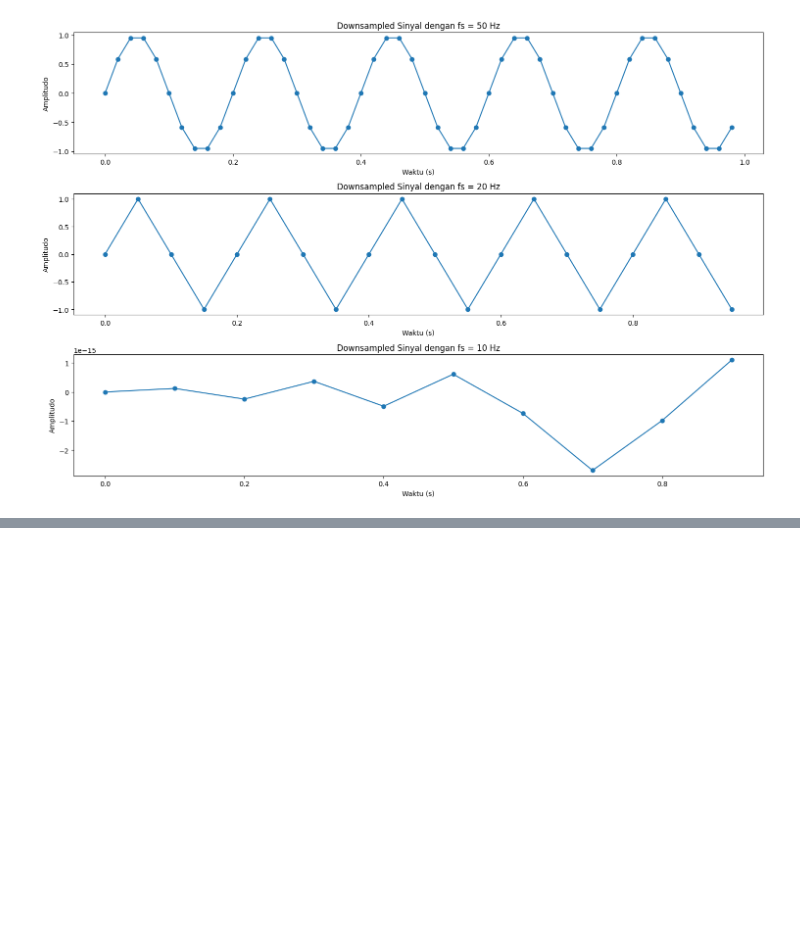
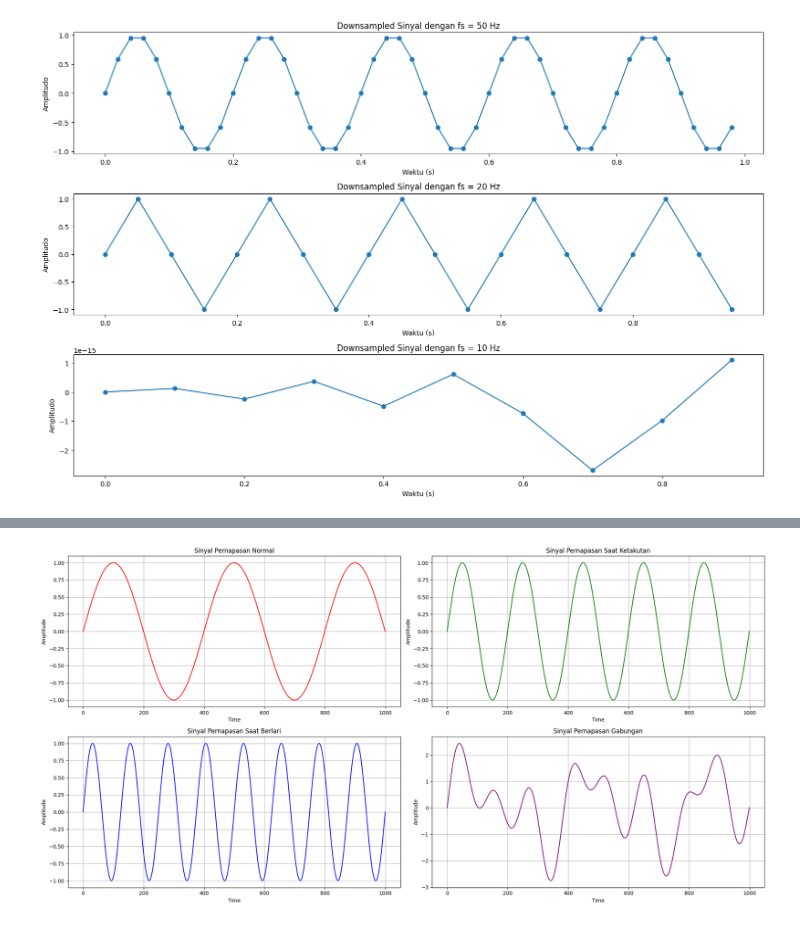
Before and after one commit to heniturnip/DSP, a Jupyter notebook: Hand-on/Hand_On_1.ipynb, the cells around one changed output, grey strips where cells are left out. Saved outputs shown, nothing was run; the diff lists cells and outputs as text; code cells hidden in the pictures; blank space fills up the shorter version.

```diff
--- a/Hand-on/Hand_On_1.ipynb
+++ b/Hand-on/Hand_On_1.ipynb
@@ -329,0 +425,49 @@ plt.show()
+# %%
+import numpy as np
+import matplotlib.pyplot as plt
+from scipy.signal import butter, filtfilt
+
+# Parameter
+fs = 100  # Frekuensi sampling (Hz)
+duration = 10  # Durasi sinyal dalam detik
+time_axis = np.linspace(0, duration, fs * duration)
+
+freq_normal = 0.25    # fekuensi pernapasan normal
+freq_ketakutan = 0.5 # frekuensi pernapasan saat ketakutan
+freq_berlari = 0.8    # frekuensi pernapasan saat berlari
+
+# Buat setiap sinyal
+normal_signal = np.sin(2 * np.pi * freq_normal * time_axis)
+ketakutan_signal = np.sin(2 * np.pi * freq_ketakutan * time_axis)
+berlari_signal = np.sin(2 * np.pi * freq_berlari * time_axis)
+
+# Gabungkan sinyal untuk membuat sinyal pernapasan gabungan
+combined_signal = normal_signal + berlari_signal + ketakutan_signal
+
+# Menampilkan sinyal
+fig, ax = plt.subplots(2, 2, figsize=(20, 10))
+ax[0, 0].plot(normal_signal, color='red')
+ax[0, 0].set_title("Sinyal Pernapasan Normal")
+ax[0, 0].set_ylabel("Amplitude")
+ax[0, 0].set_xlabel("Time")
+ax[0, 0].grid(True)
+ax[0, 1].plot(ketakutan_signal, color='green')
+ax[0, 1].set_title("Sinyal Pernapasan Saat Ketakutan")
+ax[0, 1].set_ylabel("Amplitude")
+ax[0, 1].set_xlabel("Time")
+ax[0, 1].grid(True)
+ax[1, 0].plot(berlari_signal, color='blue')
+ax[1, 0].set_title("Sinyal Pernapasan Saat Berlari")
+ax[1, 0].set_ylabel("Amplitude")
+ax[1, 0].set_xlabel("Time")
+ax[1, 0].grid(True)
+ax[1, 1].plot(combined_signal, color='purple')
+ax[1, 1].set_title("Sinyal Pernapasan Gabungan")
+ax[1, 1].set_ylabel("Amplitude")
+ax[1, 1].set_xlabel("Time")
+ax[1, 1].grid(True)
+
+plt.tight_layout()
+plt.show()
+# %% [output]
+[figure, added]
```
Also changed, not shown: parts of 14 cells of this notebook.
